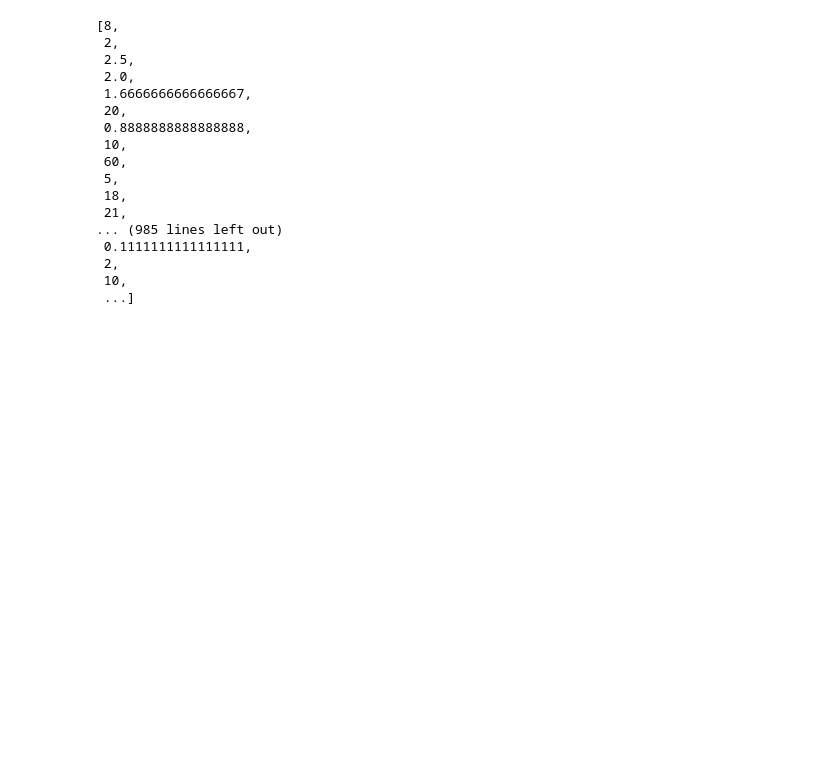
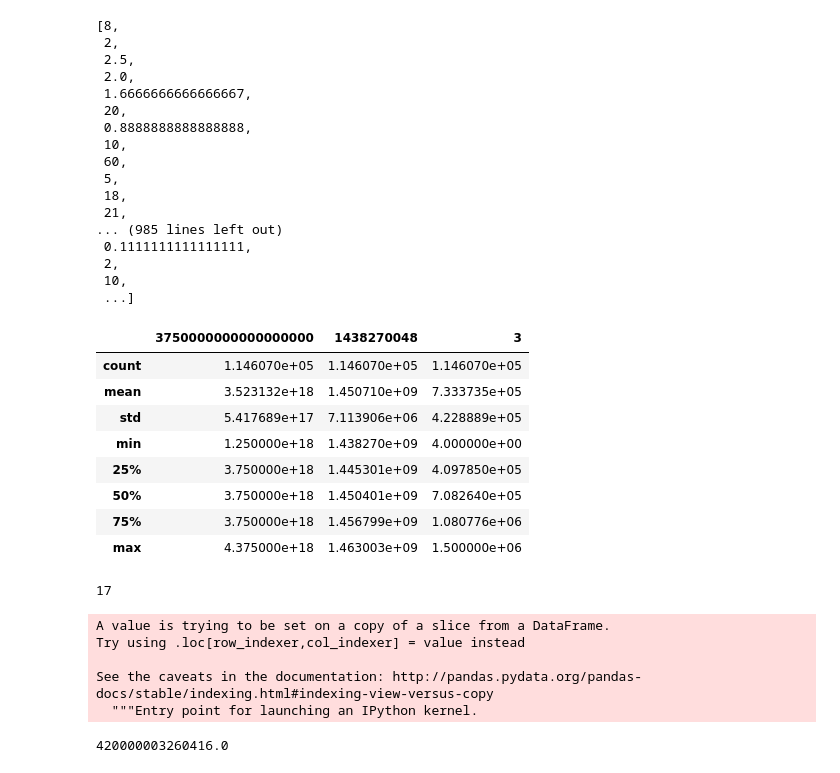
Before and after one commit to Sandipan99/Ethereum, a Jupyter notebook: exploring_ethereum.ipynb, the cells around one changed output. Saved outputs shown, nothing was run; the diff lists cells and outputs as text; code cells hidden in the pictures; blank space fills up the shorter version.

```diff
--- a/exploring_ethereum.ipynb
+++ b/exploring_ethereum.ipynb
@@ -203,0 +216,14 @@ evaluate(1,2,'+')
+# %%
+df_1 = pd.read_csv("uncle_r_1.csv", )
+# %%
+df_1.describe()
+# %% [output]
+|  | 3750000000000000000 | 1438270048 | 3 |
+| count | 1.146070e+05 | 1.146070e+05 | 1.146070e+05 |
+| mean | 3.523132e+18 | 1.450710e+09 | 7.333735e+05 |
+| std | 5.417689e+17 | 7.113906e+06 | 4.228889e+05 |
+| min | 1.250000e+18 | 1.438270e+09 | 4.000000e+00 |
+| 25% | 3.750000e+18 | 1.445301e+09 | 4.097850e+05 |
+| 50% | 3.750000e+18 | 1.450401e+09 | 7.082640e+05 |
+| 75% | 3.750000e+18 | 1.456799e+09 | 1.080776e+06 |
+| max | 4.375000e+18 | 1.463003e+09 | 1.500000e+06 |
@@ -203,0 +236,12 @@ evaluate(1,2,'+')
+# %%
+len(t)
+# %% [output]
+17
+# %%
+t['value'] = t['value'].astype(float)
+# %% [output]
+A value is trying to be set on a copy of a slice from a DataFrame.
+Try using .loc[row_indexer,col_indexer] = value instead
+
+See the caveats in the documentation: http://pandas.pydata.org/pandas-docs/stable/indexing.html#indexing-view-versus-copy
+  """Entry point for launching an IPython kernel.
@@ -203,0 +252,4 @@ evaluate(1,2,'+')
+# %%
+s1 - s2
+# %% [output]
+420000003260416.0
```
Also changed, not shown: parts of 17 cells of this notebook, 2 other files.
